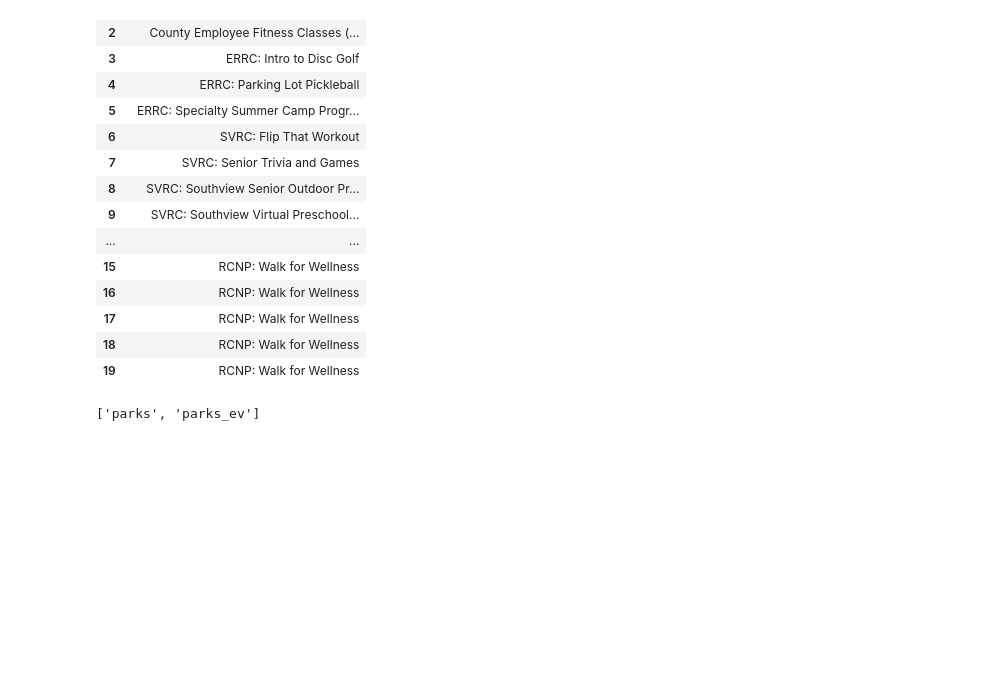
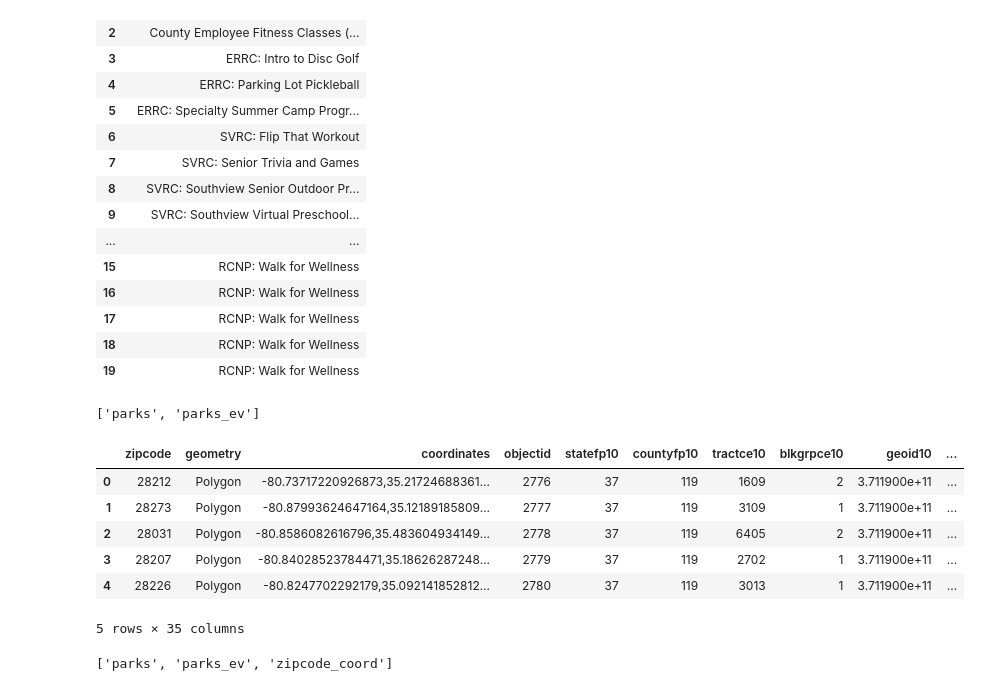
Before and after one commit to Bmyers5817/ParksandRec, a Jupyter notebook: Beth notebook.ipynb, the cells around one changed output. Drawn from its saved outputs; the diff is of its cells as text; code cells hidden in the pictures; blank space fills up the shorter version.

Commit message:
zip coord and new folders

```diff
--- a/Beth notebook.ipynb
+++ b/Beth notebook.ipynb
@@ -167,3 +167,15 @@ engine.table_names()
 ['parks', 'parks_ev']
 # %%
 parks_ev.to_sql(name='parks_ev', con=engine, if_exists='append', index=False)
+# %%
+#Import zipcode cooridinates
+zipcord_df = pd.read_csv('Census_Household_Income_Block_Groups.csv')
+zipcord_df.head()
+# %% [output]
+|  | zipcode | geometry | coordinates | objectid | statefp10 | countyfp10 | tractce10 | blkgrpce10 | geoid10 | ... |
+| 0 | 28212 | Polygon | -80.73717220926873,35.21724688361... | 2776 | 37 | 119 | 1609 | 2 | 3.711900e+11 | ... |
+| 1 | 28273 | Polygon | -80.87993624647164,35.12189185809... | 2777 | 37 | 119 | 3109 | 1 | 3.711900e+11 | ... |
+| 2 | 28031 | Polygon | -80.8586082616796,35.483604934149... | 2778 | 37 | 119 | 6405 | 2 | 3.711900e+11 | ... |
+| 3 | 28207 | Polygon | -80.84028523784471,35.18626287248... | 2779 | 37 | 119 | 2702 | 1 | 3.711900e+11 | ... |
+| 4 | 28226 | Polygon | -80.8247702292179,35.092141852812... | 2780 | 37 | 119 | 3013 | 1 | 3.711900e+11 | ... |
+5 rows × 35 columns
@@ -169,0 +185,4 @@ parks_ev.to_sql(name='parks_ev', con=engine, if_exists='append', index=False)
+# %%
+engine.table_names()
+# %% [output]
+['parks', 'parks_ev', 'zipcode_coord']
```
Also changed, not shown: parts of 2 cells of this notebook, 3 other files.
